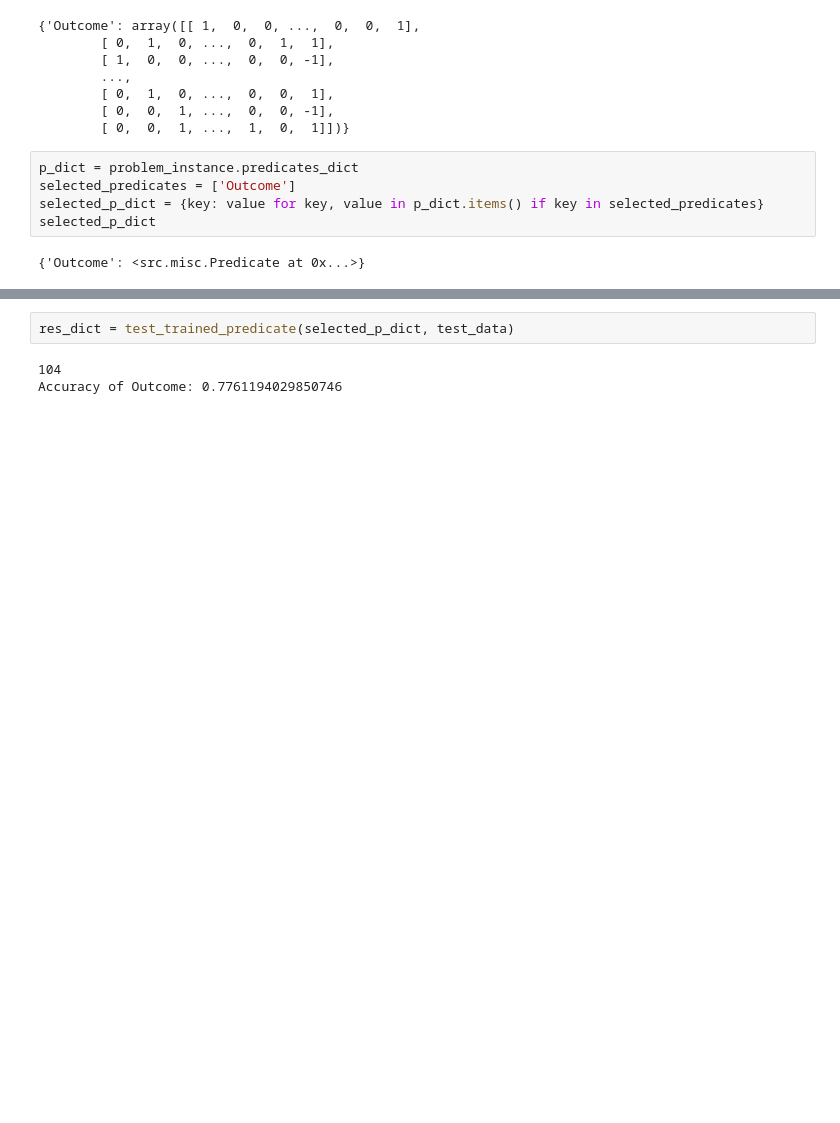
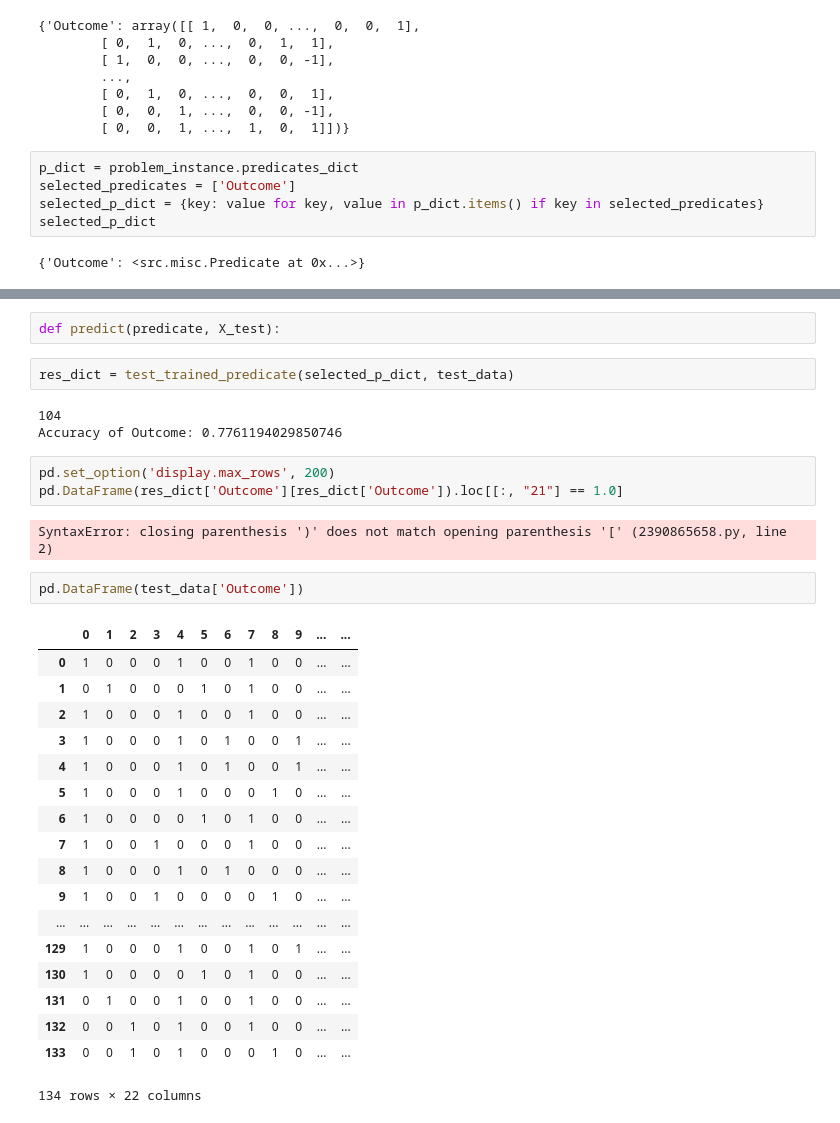
Before and after one commit to k-onoue/lukasiewicz_1, a Jupyter notebook: notebooks/pima_indian_diabetes/pima_indian_diabetes.ipynb, the cells around one changed output, grey strips where cells are left out. Saved outputs shown, nothing was run; the diff lists cells and outputs as text; blank space fills up the shorter version.

```diff
--- a/notebooks/pima_indian_diabetes/pima_indian_diabetes.ipynb
+++ b/notebooks/pima_indian_diabetes/pima_indian_diabetes.ipynb
@@ -231,5 +292,33 @@ selected_p_dict
+# %%
+def predict(predicate, X_test):
 # %%
 res_dict = test_trained_predicate(selected_p_dict, test_data)
 # %% [output]
 104
 Accuracy of Outcome: 0.7761194029850746
+# %%
+pd.set_option('display.max_rows', 200)
+pd.DataFrame(res_dict['Outcome'][res_dict['Outcome']).loc[[:, "21"] == 1.0]
+# %% [output]
+SyntaxError: closing parenthesis ')' does not match opening parenthesis '[' (2390865658.py, line 2)
+# %%
+pd.DataFrame(test_data['Outcome'])
+# %% [output]
+|  | 0 | 1 | 2 | 3 | 4 | 5 | 6 | 7 | 8 | 9 | ... | ... |
+| 0 | 1 | 0 | 0 | 0 | 1 | 0 | 0 | 1 | 0 | 0 | ... | ... |
+| 1 | 0 | 1 | 0 | 0 | 0 | 1 | 0 | 1 | 0 | 0 | ... | ... |
+| 2 | 1 | 0 | 0 | 0 | 1 | 0 | 0 | 1 | 0 | 0 | ... | ... |
+| 3 | 1 | 0 | 0 | 0 | 1 | 0 | 1 | 0 | 0 | 1 | ... | ... |
+| 4 | 1 | 0 | 0 | 0 | 1 | 0 | 1 | 0 | 0 | 1 | ... | ... |
+| 5 | 1 | 0 | 0 | 0 | 1 | 0 | 0 | 0 | 1 | 0 | ... | ... |
+| 6 | 1 | 0 | 0 | 0 | 0 | 1 | 0 | 1 | 0 | 0 | ... | ... |
+| 7 | 1 | 0 | 0 | 1 | 0 | 0 | 0 | 1 | 0 | 0 | ... | ... |
+| 8 | 1 | 0 | 0 | 0 | 1 | 0 | 1 | 0 | 0 | 0 | ... | ... |
+| 9 | 1 | 0 | 0 | 1 | 0 | 0 | 0 | 0 | 1 | 0 | ... | ... |
+| ... | ... | ... | ... | ... | ... | ... | ... | ... | ... | ... | ... | ... |
+| 129 | 1 | 0 | 0 | 0 | 1 | 0 | 0 | 1 | 0 | 1 | ... | ... |
+| 130 | 1 | 0 | 0 | 0 | 0 | 1 | 0 | 1 | 0 | 0 | ... | ... |
+| 131 | 0 | 1 | 0 | 0 | 1 | 0 | 0 | 1 | 0 | 0 | ... | ... |
+| 132 | 0 | 0 | 1 | 0 | 1 | 0 | 0 | 1 | 0 | 0 | ... | ... |
+| 133 | 0 | 0 | 1 | 0 | 1 | 0 | 0 | 0 | 1 | 0 | ... | ... |
+134 rows × 22 columns
```
Also changed, not shown: parts of 9 cells of this notebook, 2 other files.
